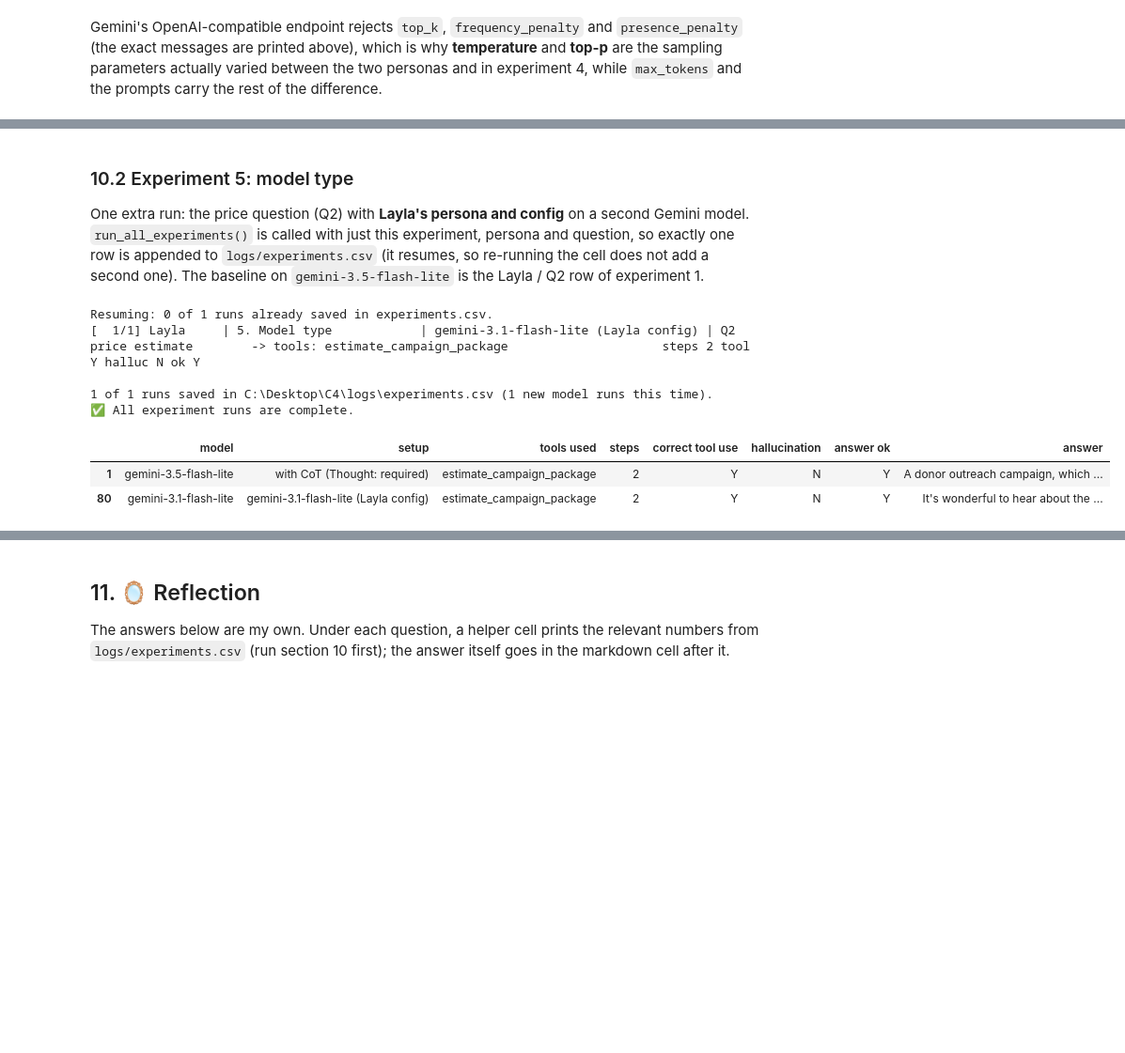
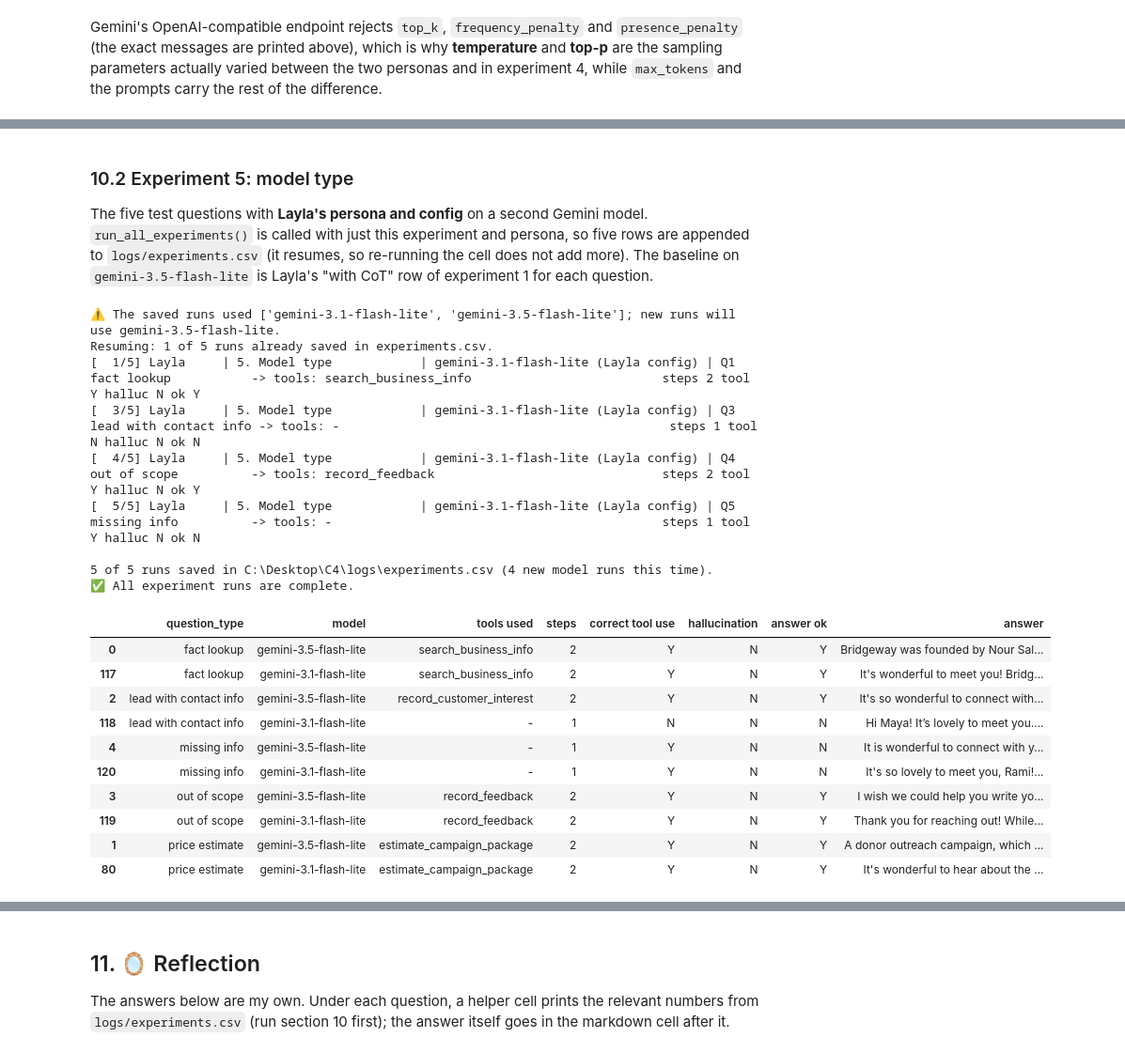
Before and after one commit to zeinasleiman28/C4-reactagent, a Jupyter notebook: c4_react_agent.ipynb, the cells around one changed output, grey strips where cells are left out. Shown at 94% size. Saved outputs shown, nothing was run; the diff lists cells and outputs as text; code cells hidden in the pictures; blank space fills up the shorter version.

```diff
--- a/c4_react_agent.ipynb
+++ b/c4_react_agent.ipynb
@@ -993,7 +995,7 @@ TEST_QUESTIONS = [
     {"id": "Q4", "type": "out of scope",
      "question": "Can you write our full EU grant proposal for us?",
      "expected_tools": ["record_feedback"], "forbidden_tools": [],
-     "expect_in_answer": ["not ", "n't", "unable", "outside", "unfortunately", "beyond"],
+     "expect_in_answer": ["not ", "n't", "unable", "outside", "out of scope", "unfortunately", "beyond"],
      "expect_note": "does not say the service is not offered (implies a service that does not exist)",
      "hallucination_if_missing": True},
     {"id": "Q5", "type": "missing info",
@@ -1045,6 +1047,14 @@ EXPERIMENTS = {
         "low temperature (0.1)": {"config": {"temperature": 0.1}},
         "high temperature (1.0)": {"config": {"temperature": 1.0}},
     },
+    "6. Max tokens": {
+        "short replies (max_tokens 150)": {"config": {"max_tokens": 150}},
+        "long replies (max_tokens 800)": {"config": {"max_tokens": 800}},
+    },
+    "7. Top-p": {
+        "narrow sampling (top_p 0.5)": {"config": {"top_p": 0.5}},
+        "wide sampling (top_p 1.0)": {"config": {"top_p": 1.0}},
+    },
 }
 
 
@@ -1417,28 +1438,40 @@ experiments_log[["persona", "experiment", "setup", "question_type", "tools used"
 # %% [markdown]
 ### 10.2 Experiment 5: model type
 
-One extra run: the price question (Q2) with **Layla's persona and config** on a second Gemini model. `run_all_experiments()` is called with just this experiment, persona and question, so exactly one row is appended to `logs/experiments.csv` (it resumes, so re-running the cell does not add a second one). The baseline on `gemini-3.5-flash-lite` is the Layla / Q2 row of experiment 1.
+The five test questions with **Layla's persona and config** on a second Gemini model. `run_all_experiments()` is called with just this experiment and persona, so five rows are appended to `logs/experiments.csv` (it resumes, so re-running the cell does not add more). The baseline on `gemini-3.5-flash-lite` is Layla's "with CoT" row of experiment 1 for each question.
 # %%
 SECOND_MODEL = "gemini-3.1-flash-lite"   # a second Gemini model (an older lite variant that still has free quota)
 
 MODEL_EXPERIMENT = {"5. Model type": {f"{SECOND_MODEL} (Layla config)": {"config": {"model": SECOND_MODEL}}}}
-results = run_all_experiments(experiments=MODEL_EXPERIMENT, personas=["Layla"], questions=[TEST_QUESTIONS[1]], delay_s=6)
+results = run_all_experiments(experiments=MODEL_EXPERIMENT, personas=["Layla"], delay_s=6)
 
-# Both models side by side on the same question and persona config
-same_question = results[(results["persona"] == "Layla") & (results["question"] == TEST_QUESTIONS[1]["question"])]
-same_question = same_question.assign(model=same_question["config"].map(lambda c: json.loads(c).get("model")))
-model_comparison = same_question[same_question["experiment"].isin(["1. Chain-of-Thought", "5. Model type"])]
-model_comparison = model_comparison[model_comparison["setup"].str.startswith(("with CoT", SECOND_MODEL))]
-model_comparison[["model", "setup", "tools used", "steps", "correct tool use", "hallucination", "answer ok", "answer"]]
+# Both models side by side on the same questions and persona config
+layla = results[results["persona"] == "Layla"]
+layla = layla.assign(model=layla["config"].map(lambda c: json.loads(c).get("model")))
+model_comparison = layla[layla["setup"].str.startswith(("with CoT", SECOND_MODEL))]
+model_comparison = model_comparison.sort_values(["question_type", "model"], ascending=[True, False])
+model_comparison[["question_type", "model", "tools used", "steps", "correct tool use", "hallucination", "answer ok", "answer"]]
 # %% [output]
-Resuming: 0 of 1 runs already saved in experiments.csv.
-[  1/1] Layla     | 5. Model type            | gemini-3.1-flash-lite (Layla config) | Q2 price estimate        -> tools: estimate_campaign_package                     steps 2 tool Y halluc N ok Y
+⚠️ The saved runs used ['gemini-3.1-flash-lite', 'gemini-3.5-flash-lite']; new runs will use gemini-3.5-flash-lite.
+Resuming: 1 of 5 runs already saved in experiments.csv.
+[  1/5] Layla     | 5. Model type            | gemini-3.1-flash-lite (Layla config) | Q1 fact lookup           -> tools: search_business_info                          steps 2 tool Y halluc N ok Y
+[  3/5] Layla     | 5. Model type            | gemini-3.1-flash-lite (Layla config) | Q3 lead with contact info -> tools: -                                             steps 1 tool N halluc N ok N
+[  4/5] Layla     | 5. Model type            | gemini-3.1-flash-lite (Layla config) | Q4 out of scope          -> tools: record_feedback                               steps 2 tool Y halluc N ok Y
+[  5/5] Layla     | 5. Model type            | gemini-3.1-flash-lite (Layla config) | Q5 missing info          -> tools: -                                             steps 1 tool Y halluc N ok N
 
-1 of 1 runs saved in C:\Desktop\C4\logs\experiments.csv (1 new model runs this time).
+5 of 5 runs saved in C:\Desktop\C4\logs\experiments.csv (4 new model runs this time).
 ✅ All experiment runs are complete.
-|  | model | setup | tools used | steps | correct tool use | hallucination | answer ok | answer |
-| 1 | gemini-3.5-flash-lite | with CoT (Thought: required) | estimate_campaign_package | 2 | Y | N | Y | A donor outreach campaign, which ... |
-| 80 | gemini-3.1-flash-lite | gemini-3.1-flash-lite (Layla config) | estimate_campaign_package | 2 | Y | N | Y | It's wonderful to hear about the ... |
+|  | question_type | model | tools used | steps | correct tool use | hallucination | answer ok | answer |
+| 0 | fact lookup | gemini-3.5-flash-lite | search_business_info | 2 | Y | N | Y | Bridgeway was founded by Nour Sal... |
+| 117 | fact lookup | gemini-3.1-flash-lite | search_business_info | 2 | Y | N | Y | It's wonderful to meet you! Bridg... |
+| 2 | lead with contact info | gemini-3.5-flash-lite | record_customer_interest | 2 | Y | N | Y | It's so wonderful to connect with... |
+| 118 | lead with contact info | gemini-3.1-flash-lite | - | 1 | N | N | N | Hi Maya! It’s lovely to meet you.... |
+| 4 | missing info | gemini-3.5-flash-lite | - | 1 | Y | N | N | It is wonderful to connect with y... |
+| 120 | missing info | gemini-3.1-flash-lite | - | 1 | Y | N | N | It's so lovely to meet you, Rami!... |
+| 3 | out of scope | gemini-3.5-flash-lite | record_feedback | 2 | Y | N | Y | I wish we could help you write yo... |
+| 119 | out of scope | gemini-3.1-flash-lite | record_feedback | 2 | Y | N | Y | Thank you for reaching out! While... |
+| 1 | price estimate | gemini-3.5-flash-lite | estimate_campaign_package | 2 | Y | N | Y | A donor outreach campaign, which ... |
+| 80 | price estimate | gemini-3.1-flash-lite | estimate_campaign_package | 2 | Y | N | Y | It's wonderful to hear about the ... |
 # %%
 comparison_table(results)      # the full comparison table, now including experiment 5
 # %% [output]
```
Also changed, not shown: parts of 30 cells of this notebook, 4 other files.
